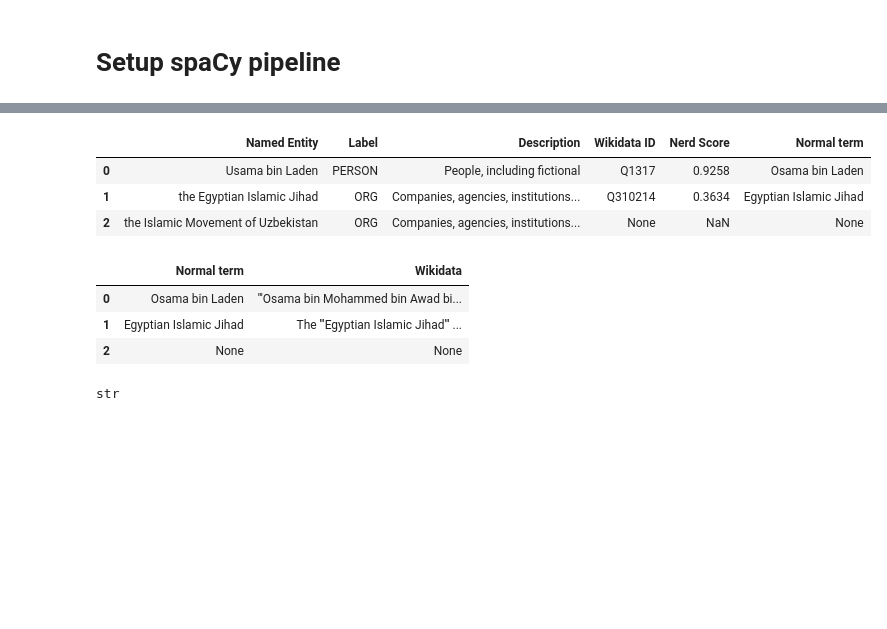
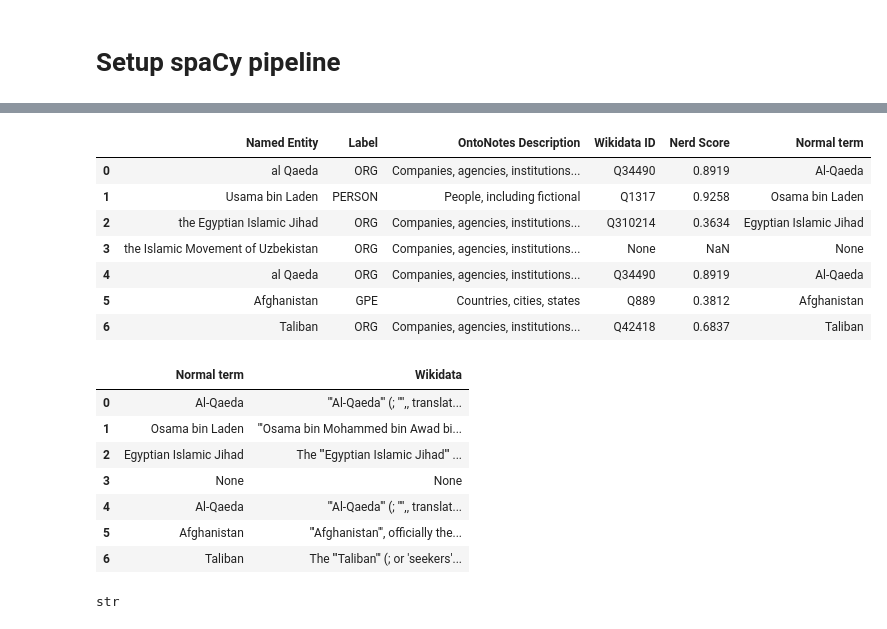
Before and after one commit to Fourthought/Hostile-Narrative-Analysis, a Jupyter notebook: Obj 1 - pre-processing/Experiment 1.1 - Testing Named Entity Recognition in the spaCy models/Named Entity Corrections.ipynb, the cells around one changed output, grey strips where cells are left out. Saved outputs shown, nothing was run; the diff lists cells and outputs as text; code cells hidden in the pictures; blank space fills up the shorter version.

```diff
--- a/Obj 1 - pre-processing/Experiment 1.1 - Testing Named Entity Recognition in the spaCy models/Named Entity Corrections.ipynb
+++ b/Obj 1 - pre-processing/Experiment 1.1 - Testing Named Entity Recognition in the spaCy models/Named Entity Corrections.ipynb
@@ -101,8 +101,13 @@ Wall time: 6.95 s
 import pandas as pd
 pd.set_option('display.max_colwidth', None)
 
-
-text = """This group and its leader -- a person named Usama bin Laden -- are linked to many other organizations in different countries, including the Egyptian Islamic Jihad and the Islamic Movement of Uzbekistan"""
+text = """
+The evidence we have gathered all points to a collection of loosely affiliated terrorist organisations known as al Qaeda.
+This group and its leader -- a person named Usama bin Laden -- are linked to many other organisations in different countries, including the Egyptian Islamic Jihad and the Islamic Movement of Uzbekistan.
+The leadership of al Qaeda has great influence in Afghanistan and supports the Taliban regime in controlling most of that country.
+They hate our freedoms.
+These terrorists kill not merely to end lives, but to disrupt and end a way of life.
+"""
 doc = nlp(text)
 
 display(pd.DataFrame(
@@ -110,43 +115,51 @@ display(pd.DataFrame(
         {
             'Named Entity': ent.root.text,
             'Label': ent.root.ent_type_,
-            'Description': spacy.explain(ent.root.ent_type_),
+            'OntoNotes Description': spacy.explain(ent.root.ent_type_),
             'Wikidata ID': ent._.kb_qid,
             'Nerd Score': ent._.nerd_score,
             'Normal term': ent._.normal_term,
 #             'Wikidata': ent._.description,
 #             'Other IDs': ent._.other_ids
 
         }
      for ent in doc.ents
     ]
 ))
 
 display(pd.DataFrame(
     [
         {
 #             'Named Entity': ent.root.text,
 #             'Label': ent.root.ent_type_,
 #             'Description': spacy.explain(ent.root.ent_type_),
 #             'Wikidata ID': ent._.kb_qid,
 #             'Nerd Score': ent._.nerd_score,
             'Normal term': ent._.normal_term,
             'Wikidata': ent._.description,
 #             'Other IDs': ent._.other_ids
 
         }
      for ent in doc.ents
     ]
 ))
 # %% [output]
-|  | Named Entity | Label | Description | Wikidata ID | Nerd Score | Normal term |
-| 0 | Usama bin Laden | PERSON | People, including fictional | Q1317 | 0.9258 | Osama bin Laden |
-| 1 | the Egyptian Islamic Jihad | ORG | Companies, agencies, institutions... | Q310214 | 0.3634 | Egyptian Islamic Jihad |
-| 2 | the Islamic Movement of Uzbekistan | ORG | Companies, agencies, institutions... | None | NaN | None |
+|  | Named Entity | Label | OntoNotes Description | Wikidata ID | Nerd Score | Normal term |
+| 0 | al Qaeda | ORG | Companies, agencies, institutions... | Q34490 | 0.8919 | Al-Qaeda |
+| 1 | Usama bin Laden | PERSON | People, including fictional | Q1317 | 0.9258 | Osama bin Laden |
+| 2 | the Egyptian Islamic Jihad | ORG | Companies, agencies, institutions... | Q310214 | 0.3634 | Egyptian Islamic Jihad |
+| 3 | the Islamic Movement of Uzbekistan | ORG | Companies, agencies, institutions... | None | NaN | None |
+| 4 | al Qaeda | ORG | Companies, agencies, institutions... | Q34490 | 0.8919 | Al-Qaeda |
+| 5 | Afghanistan | GPE | Countries, cities, states | Q889 | 0.3812 | Afghanistan |
+| 6 | Taliban | ORG | Companies, agencies, institutions... | Q42418 | 0.6837 | Taliban |
 |  | Normal term | Wikidata |
-| 0 | Osama bin Laden | '''Osama bin Mohammed bin Awad bi... |
-| 1 | Egyptian Islamic Jihad | The '''Egyptian Islamic Jihad''' ... |
-| 2 | None | None |
+| 0 | Al-Qaeda | '''Al-Qaeda''' (; '''',, translat... |
+| 1 | Osama bin Laden | '''Osama bin Mohammed bin Awad bi... |
+| 2 | Egyptian Islamic Jihad | The '''Egyptian Islamic Jihad''' ... |
+| 3 | None | None |
+| 4 | Al-Qaeda | '''Al-Qaeda''' (; '''',, translat... |
+| 5 | Afghanistan | '''Afghanistan''', officially the... |
+| 6 | Taliban | The '''Taliban''' (; or 'seekers'... |
 # %%
 import os
 filename = """20010920-Address to Joint Session of Congress Following 911 Attacks.txt"""
```
Also changed, not shown: parts of 1 cell of this notebook, 3 other files.
